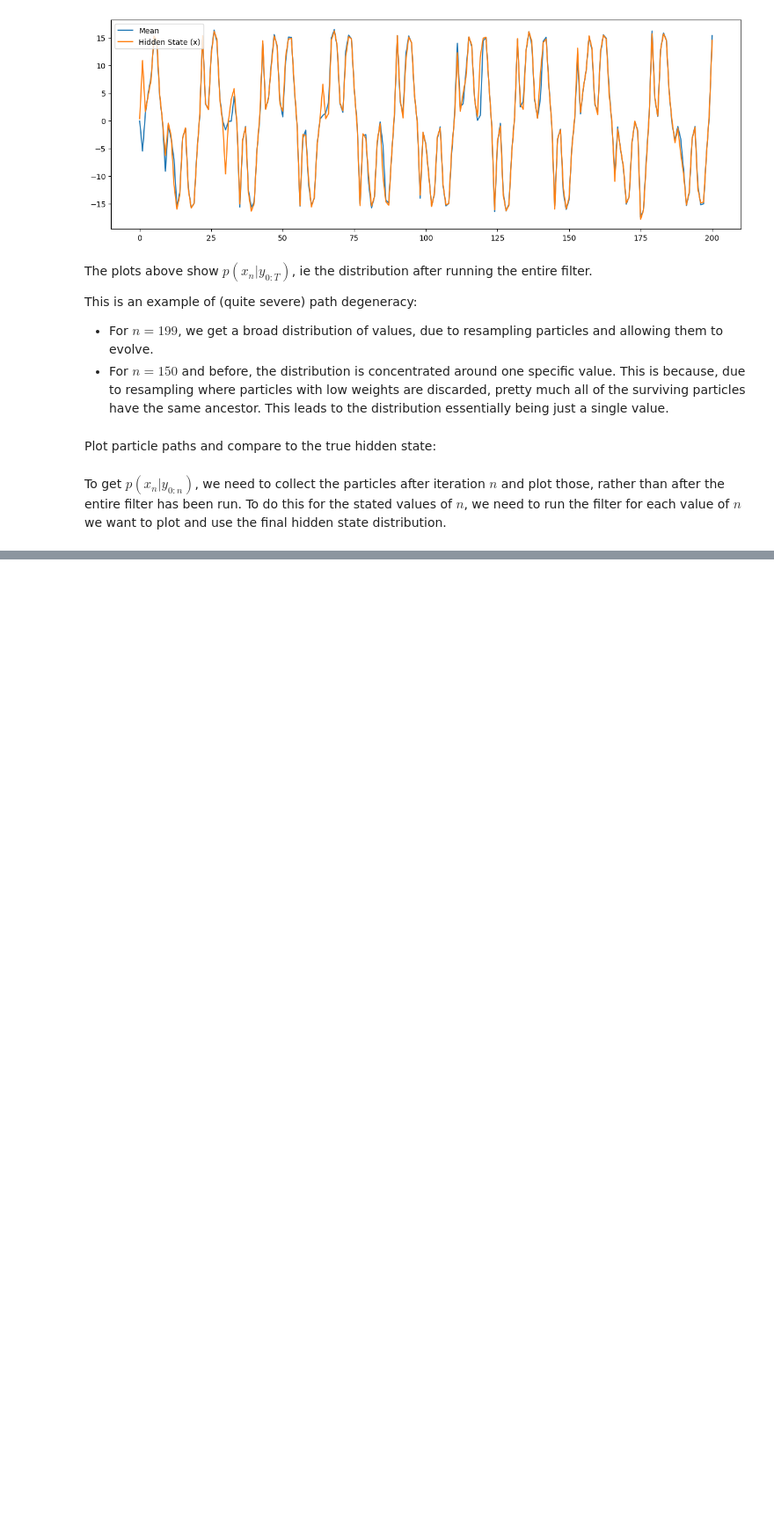
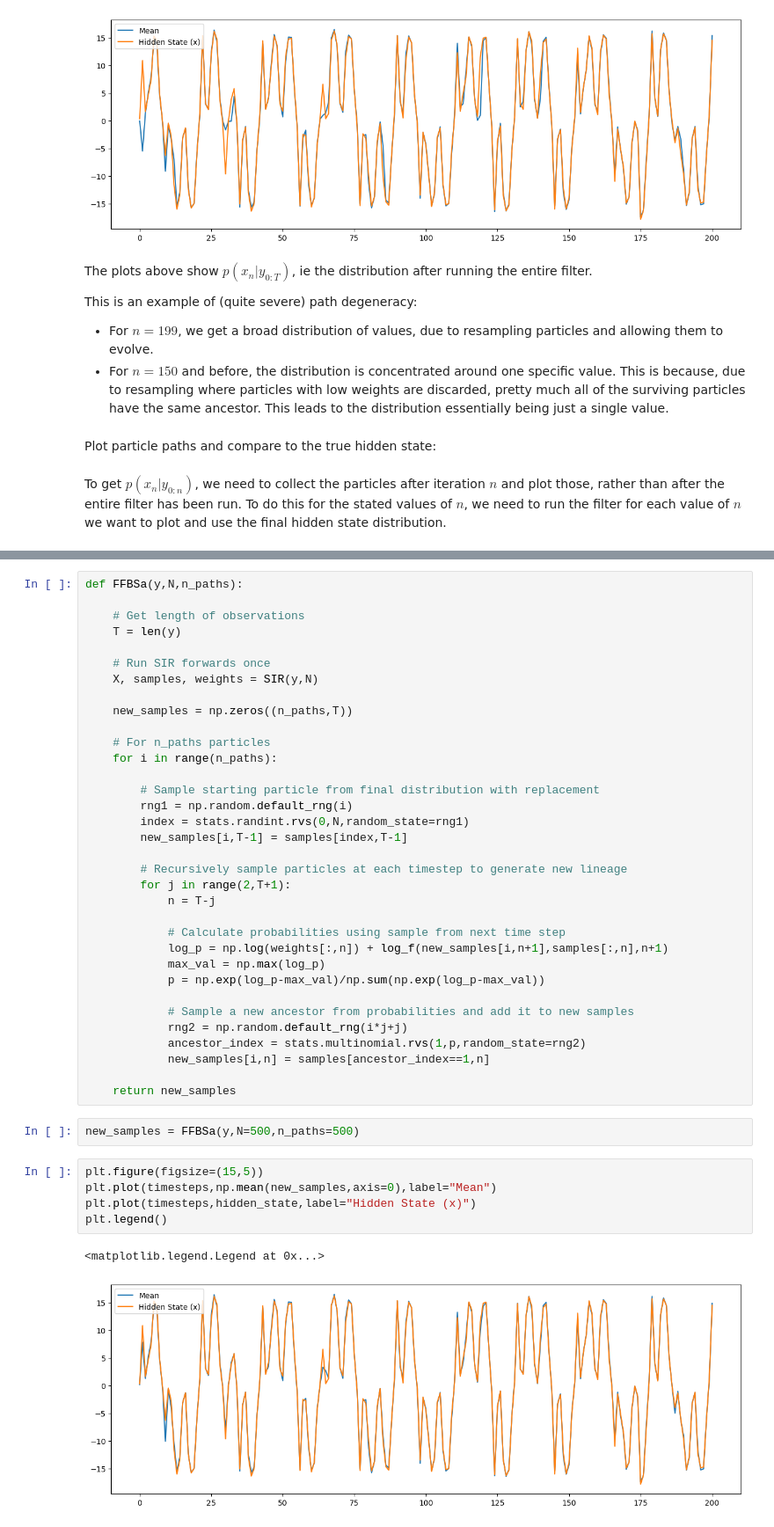
Before and after one commit to Gautam-Chauhan/Advanced-Simulation-Coursework, a Jupyter notebook: Q1.ipynb, the cells around one changed output, grey strips where cells are left out. Shown at 88% size. Drawn from its saved outputs; the diff is of its cells as text; blank space fills up the shorter version.

Commit message:
Coded FFBSa Smoother

```diff
--- a/Q1.ipynb
+++ b/Q1.ipynb
@@ -228,0 +256,44 @@ To get $p(x_n|y_{0:n})$, we need to collect the particles after iteration $n$ an
+# %%
+def FFBSa(y,N,n_paths):
+
+    # Get length of observations
+    T = len(y)
+
+    # Run SIR forwards once
+    X, samples, weights = SIR(y,N)
+
+    new_samples = np.zeros((n_paths,T))
+
+    # For n_paths particles
+    for i in range(n_paths):
+
+        # Sample starting particle from final distribution with replacement
+        rng1 = np.random.default_rng(i)
+        index = stats.randint.rvs(0,N,random_state=rng1)
+        new_samples[i,T-1] = samples[index,T-1]
+
+        # Recursively sample particles at each timestep to generate new lineage
+        for j in range(2,T+1):
+            n = T-j
+
+            # Calculate probabilities using sample from next time step
+            log_p = np.log(weights[:,n]) + log_f(new_samples[i,n+1],samples[:,n],n+1)
+            max_val = np.max(log_p)
+            p = np.exp(log_p-max_val)/np.sum(np.exp(log_p-max_val))
+
+            # Sample a new ancestor from probabilities and add it to new samples
+            rng2 = np.random.default_rng(i*j+j)
+            ancestor_index = stats.multinomial.rvs(1,p,random_state=rng2)
+            new_samples[i,n] = samples[ancestor_index==1,n]
+
+    return new_samples
+# %%
+new_samples = FFBSa(y,N=500,n_paths=500)
+# %%
+plt.figure(figsize=(15,5))
+plt.plot(timesteps,np.mean(new_samples,axis=0),label="Mean")
+plt.plot(timesteps,hidden_state,label="Hidden State (x)")
+plt.legend()
+# %% [output]
+<matplotlib.legend.Legend at 0x...>
+[figure, added]
```
Also changed, not shown: parts of 2 cells of this notebook.
